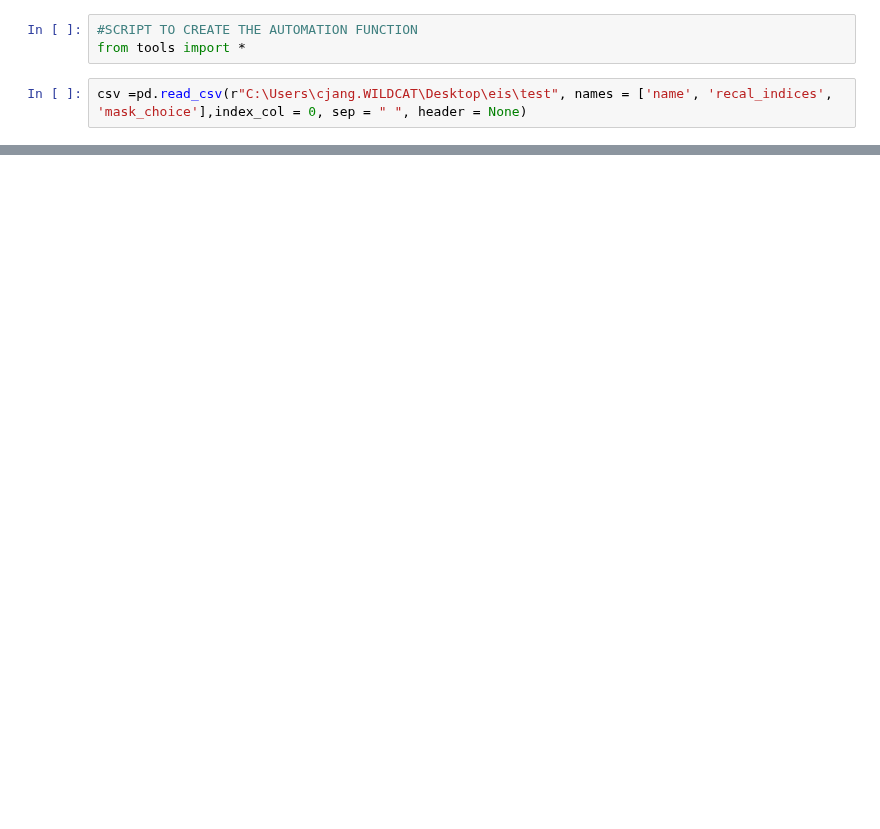
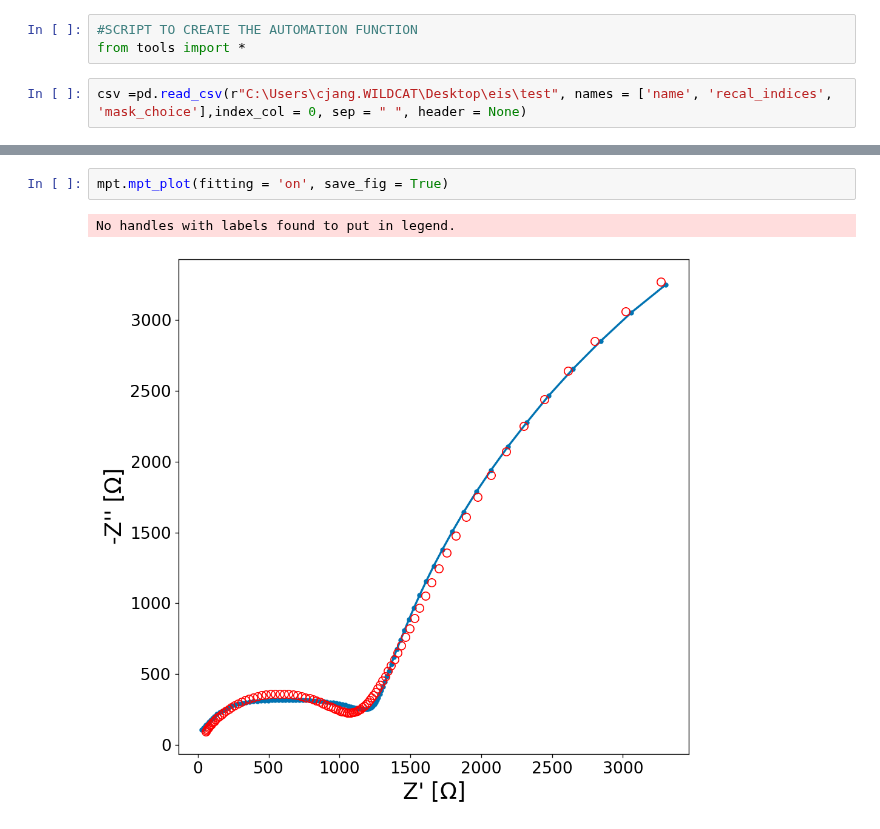
Before and after one commit to WildcatDiscovery/EIS_Manager, a Jupyter notebook: utils/auto.ipynb, the cells around one changed output, grey strips where cells are left out. Saved outputs shown, nothing was run; the diff lists cells and outputs as text; blank space fills up the shorter version.

```diff
--- a/utils/auto.ipynb
+++ b/utils/auto.ipynb
@@ -10,3 +15,8 @@ len(csv)
+# %%
+mpt.mpt_plot(fitting = 'on', save_fig = True)
+# %% [output]
+No handles with labels found to put in legend.
+[figure, added]
 # %%
 #AUTO FUNCTION
 import logging
```
Also changed, not shown: parts of 6 cells of this notebook, 34 other files.
